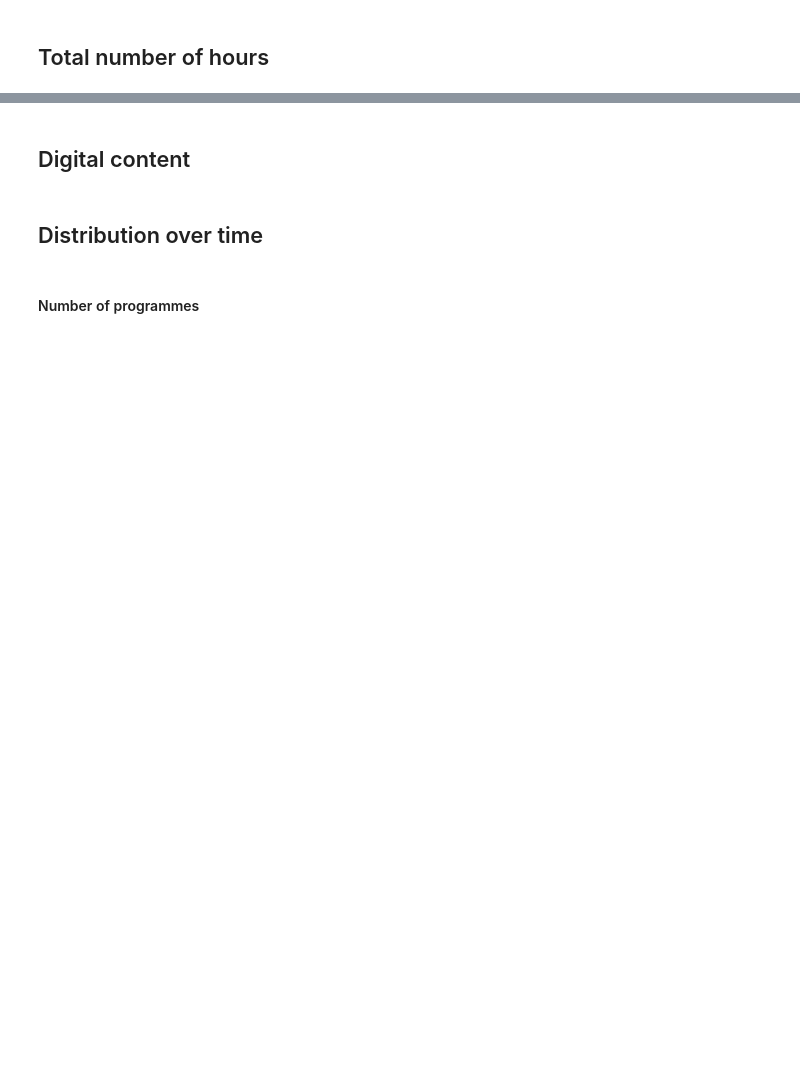
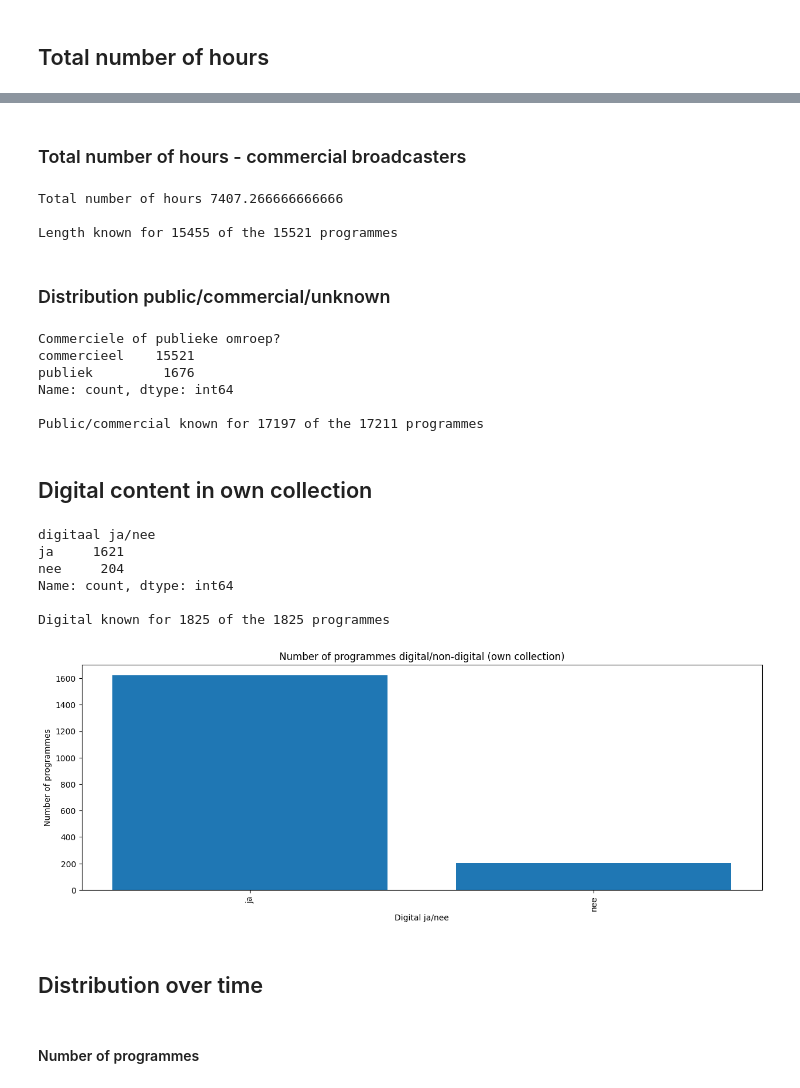
Before and after one commit to mwigham/shared_notebooks, a Jupyter notebook: Joop van den Ende Collectie.ipynb, the cells around one changed output, grey strips where cells are left out. Drawn from its saved outputs; the diff is of its cells as text; code cells hidden in the pictures; blank space fills up the shorter version.

Commit message:
added separate hour counts and digital availability

```diff
--- a/Joop van den Ende Collectie.ipynb
+++ b/Joop van den Ende Collectie.ipynb
@@ -156,6 +65,7 @@ def replace_unique(x):
     return list(set(x))
 # %%
 programmes_dataframe = pd.read_csv("joop.csv", sep='|', parse_dates=['Uitzenddatum'],
+                                   dtype={"lengte programma in minuten (indien niet bij ons aanwezig aanwezig lengte bij benadering handmatig vermeld)": 'Int32'},
                                    converters={"Zendgemachtigde": literal_eval,
                                                "All years": literal_eval,
                                                "Persons behind camera": literal_eval,
@@ -181,10 +155,51 @@ print(f"\nLength known for {programmes_dataframe['lengte programma in minuten (i
+# %% [markdown]
+### Total number of hours - commercial broadcasters
+# %%
+commercial_dataframe = programmes_dataframe[programmes_dataframe['Commerciele of publieke omroep?'] == "commercieel"]
+length_in_minutes = commercial_dataframe['lengte programma in minuten (indien niet bij ons aanwezig aanwezig lengte bij benadering handmatig vermeld)'].sum()
+print(f"Total number of hours {length_in_minutes/60}")
+
+print(f"\nLength known for {commercial_dataframe['lengte programma in minuten (indien niet bij ons aanwezig aanwezig lengte bij benadering handmatig vermeld)'].count()} of the {len(commercial_dataframe)} programmes")
+# %% [output]
+Total number of hours 7407.266666666666
+
+Length known for 15455 of the 15521 programmes
+# %% [markdown]
+### Distribution public/commercial/unknown
+# %%
+public_commercial_counts = programmes_dataframe['Commerciele of publieke omroep?'].value_counts()
+print(public_commercial_counts)
+
+print(f"\nPublic/commercial known for {programmes_dataframe['Commerciele of publieke omroep?'].count()} of the {len(programmes_dataframe)} programmes")
+# %% [output]
+Commerciele of publieke omroep?
+commercieel    15521
+publiek         1676
+Name: count, dtype: int64
+
+Public/commercial known for 17197 of the 17211 programmes
 # %% [markdown]
-## Digital content
+## Digital content in own collection
 # %%
-digital_type_counts = programmes_dataframe["digitaal ja/nee"].value_counts()
+in_own_collection_dataframe = programmes_dataframe[programmes_dataframe['in archief BenG ja/nee'] == "ja"]
+digital_type_counts = in_own_collection_dataframe["digitaal ja/nee"].value_counts()
 print(digital_type_counts)
 
-print(f"\nDigital known for {programmes_dataframe['digitaal ja/nee'].count()} of the {len(programmes_dataframe)} programmes")
+print(f"\nDigital known for {in_own_collection_dataframe['digitaal ja/nee'].count()} of the {len(in_own_collection_dataframe)} programmes")
+plot_Y_against_X_as_bar_chart(list(digital_type_counts.index),
+                            list(digital_type_counts),
+                            "Number of programmes digital/non-digital (own collection)",
+                            "Digital ja/nee",
+                            "Number of programmes",
+                            True)
+# %% [output]
+digitaal ja/nee
+ja     1621
+nee     204
+Name: count, dtype: int64
+
+Digital known for 1825 of the 1825 programmes
+[figure, added]
 # %% [markdown]
 ## Distribution over time
 # %% [markdown]
```
Also changed, not shown: parts of 24 cells of this notebook.
